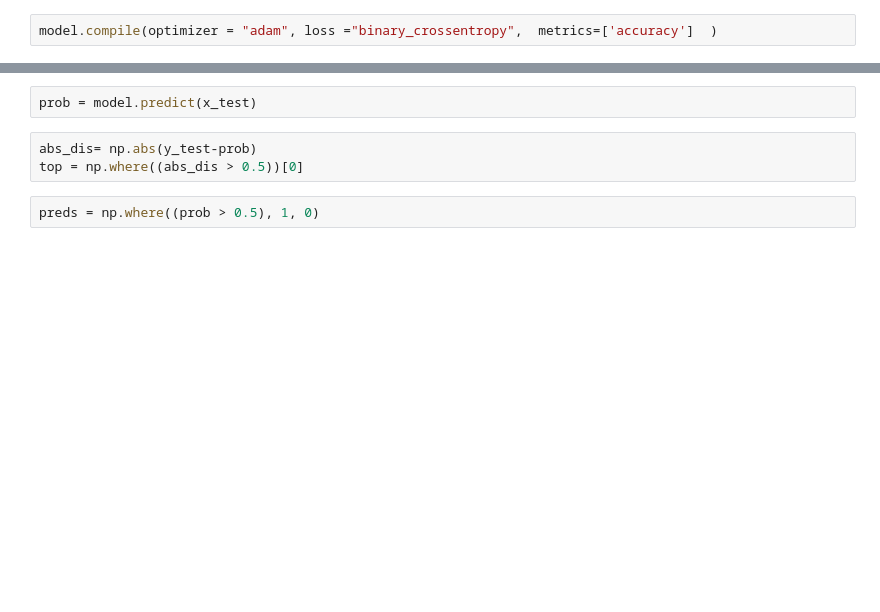
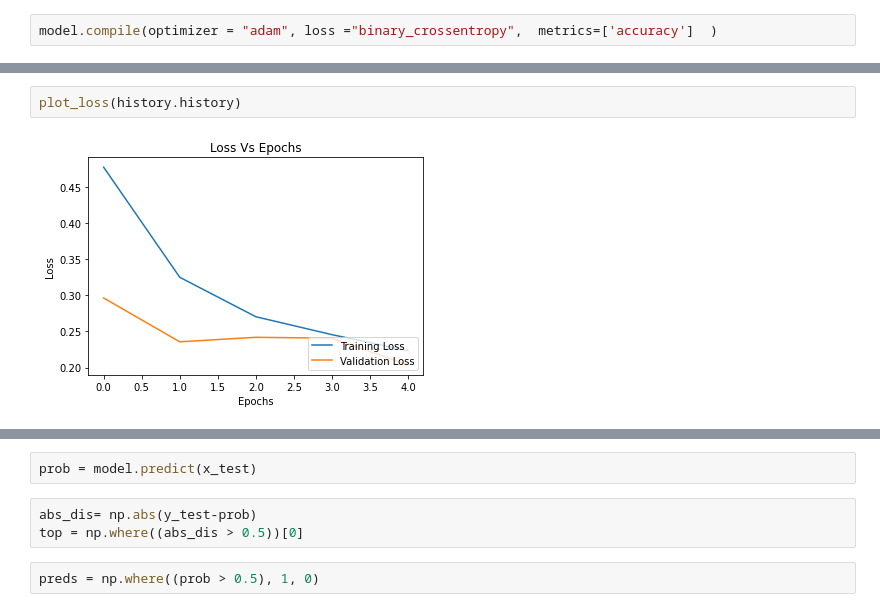
Before and after one commit to Rico2000/E-Portfolio, a Jupyter notebook: E_Portfolio_Cats_vs_Dogs_Complete.ipynb, the cells around one changed output, grey strips where cells are left out. Drawn from its saved outputs; the diff is of its cells as text; blank space fills up the shorter version.

```diff
--- a/E_Portfolio_Cats_vs_Dogs_Complete.ipynb
+++ b/E_Portfolio_Cats_vs_Dogs_Complete.ipynb
@@ -413,0 +433,4 @@ model.evaluate(x_test,y_test)
+# %%
+plot_loss(history.history)
+# %% [output]
+[figure, added]
```
Also changed, not shown: parts of 33 cells of this notebook.
